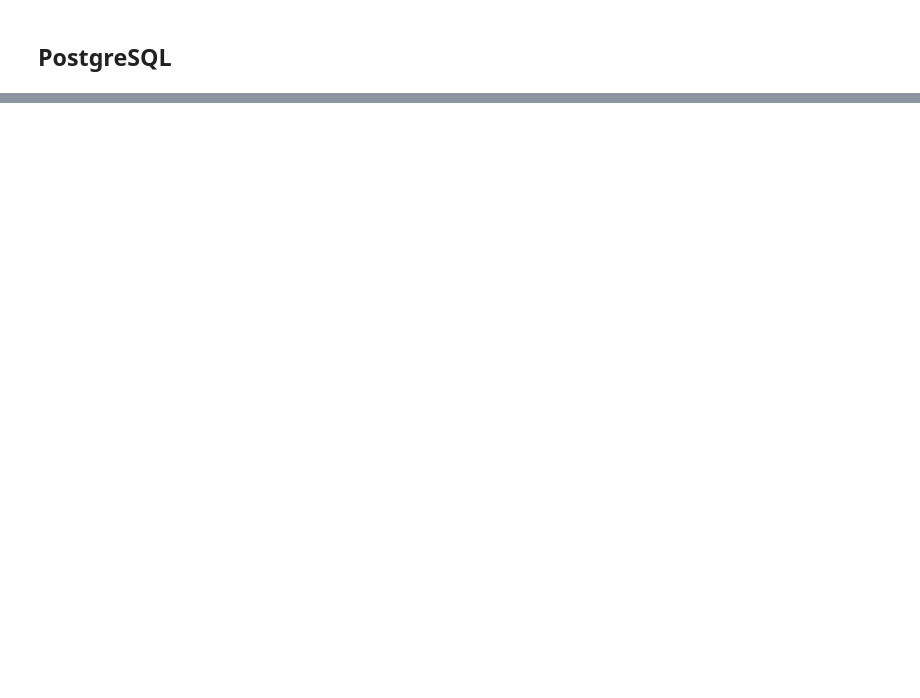
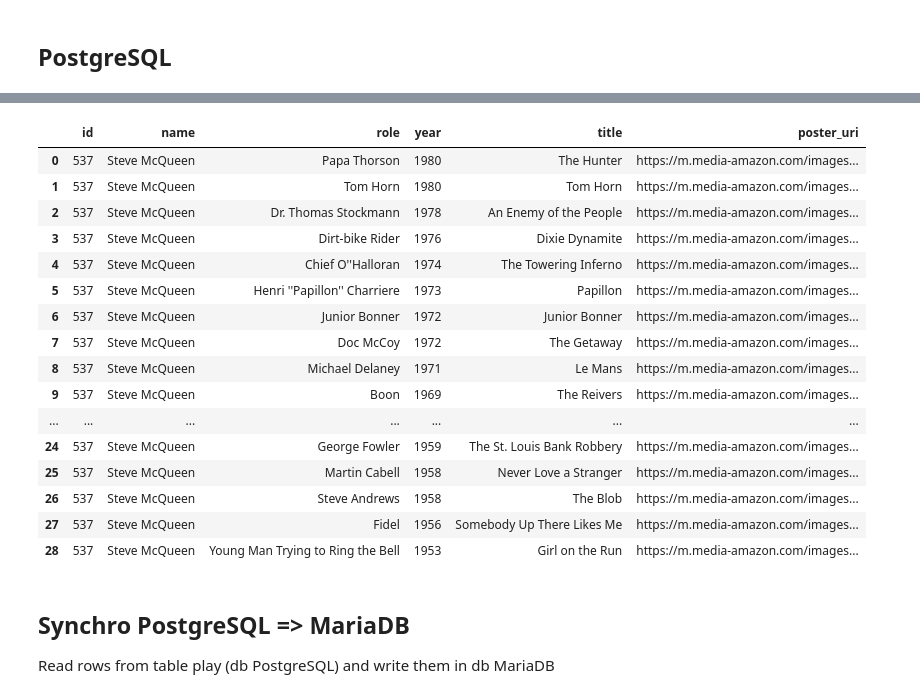
Before and after one commit to matthcol/pythonpoe, a Jupyter notebook: databases.ipynb, the cells around one changed output, grey strips where cells are left out. Saved outputs shown, nothing was run; the diff lists cells and outputs as text; code cells hidden in the pictures; blank space fills up the shorter version.

```diff
--- a/databases.ipynb
+++ b/databases.ipynb
@@ -185,0 +442,41 @@ port = 5432
+# %%
+sql_filmo_actor = """select
+    a.id
+    , a.name
+    , pl.role
+    , m.year
+    , m.title
+    , m.poster_uri
+from
+    movie m
+    inner join play pl on pl.movie_id = m.id
+    inner join person a on pl.actor_id = a.id
+where
+    a.name = %s
+order by
+    m.year desc, m.title
+"""
+# %%
+df_filmo = pd.read_sql_query(sql_filmo_actor, con=engine, params=('Steve McQueen',))
+df_filmo
+# %% [output]
+|  | id | name | role | year | title | poster_uri |
+| 0 | 537 | Steve McQueen | Papa Thorson | 1980 | The Hunter | https://m.media-amazon.com/images... |
+| 1 | 537 | Steve McQueen | Tom Horn | 1980 | Tom Horn | https://m.media-amazon.com/images... |
+| 2 | 537 | Steve McQueen | Dr. Thomas Stockmann | 1978 | An Enemy of the People | https://m.media-amazon.com/images... |
+| 3 | 537 | Steve McQueen | Dirt-bike Rider | 1976 | Dixie Dynamite | https://m.media-amazon.com/images... |
+| 4 | 537 | Steve McQueen | Chief O''Halloran | 1974 | The Towering Inferno | https://m.media-amazon.com/images... |
+| 5 | 537 | Steve McQueen | Henri ''Papillon'' Charriere | 1973 | Papillon | https://m.media-amazon.com/images... |
+| 6 | 537 | Steve McQueen | Junior Bonner | 1972 | Junior Bonner | https://m.media-amazon.com/images... |
+| 7 | 537 | Steve McQueen | Doc McCoy | 1972 | The Getaway | https://m.media-amazon.com/images... |
+| 8 | 537 | Steve McQueen | Michael Delaney | 1971 | Le Mans | https://m.media-amazon.com/images... |
+| 9 | 537 | Steve McQueen | Boon | 1969 | The Reivers | https://m.media-amazon.com/images... |
+| ... | ... | ... | ... | ... | ... | ... |
+| 24 | 537 | Steve McQueen | George Fowler | 1959 | The St. Louis Bank Robbery | https://m.media-amazon.com/images... |
+| 25 | 537 | Steve McQueen | Martin Cabell | 1958 | Never Love a Stranger | https://m.media-amazon.com/images... |
+| 26 | 537 | Steve McQueen | Steve Andrews | 1958 | The Blob | https://m.media-amazon.com/images... |
+| 27 | 537 | Steve McQueen | Fidel | 1956 | Somebody Up There Likes Me | https://m.media-amazon.com/images... |
+| 28 | 537 | Steve McQueen | Young Man Trying to Ring the Bell | 1953 | Girl on the Run | https://m.media-amazon.com/images... |
+# %% [markdown]
+## Synchro PostgreSQL => MariaDB
+Read rows from table play (db PostgreSQL) and write them in db MariaDB
```
Also changed, not shown: parts of 34 cells of this notebook.
